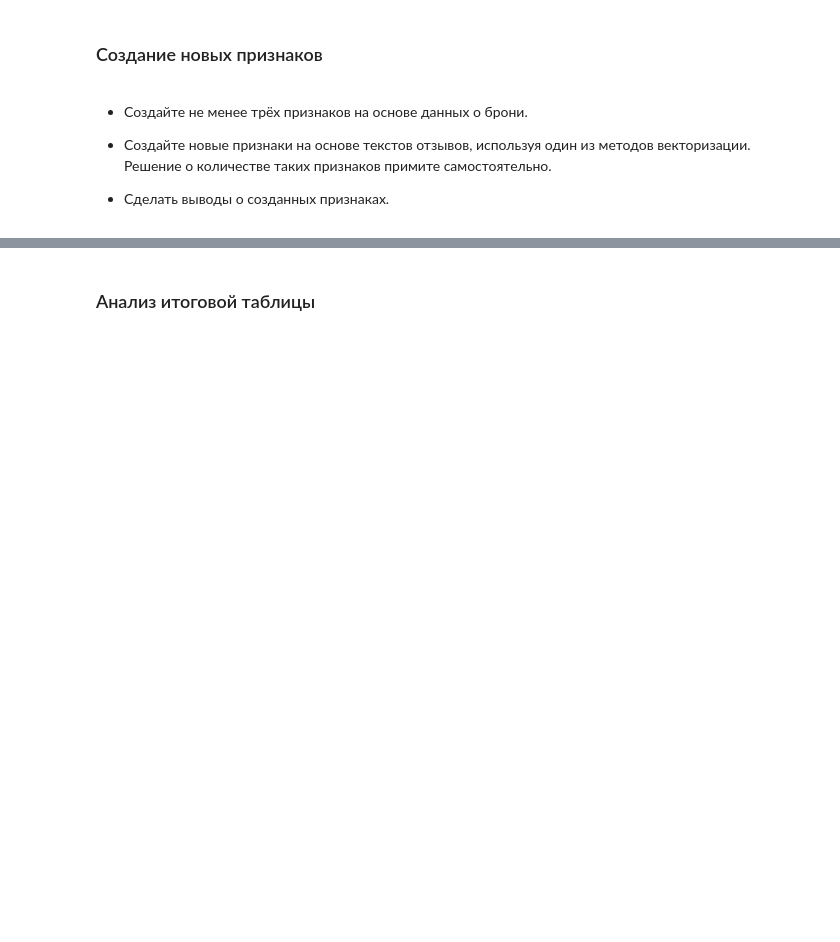
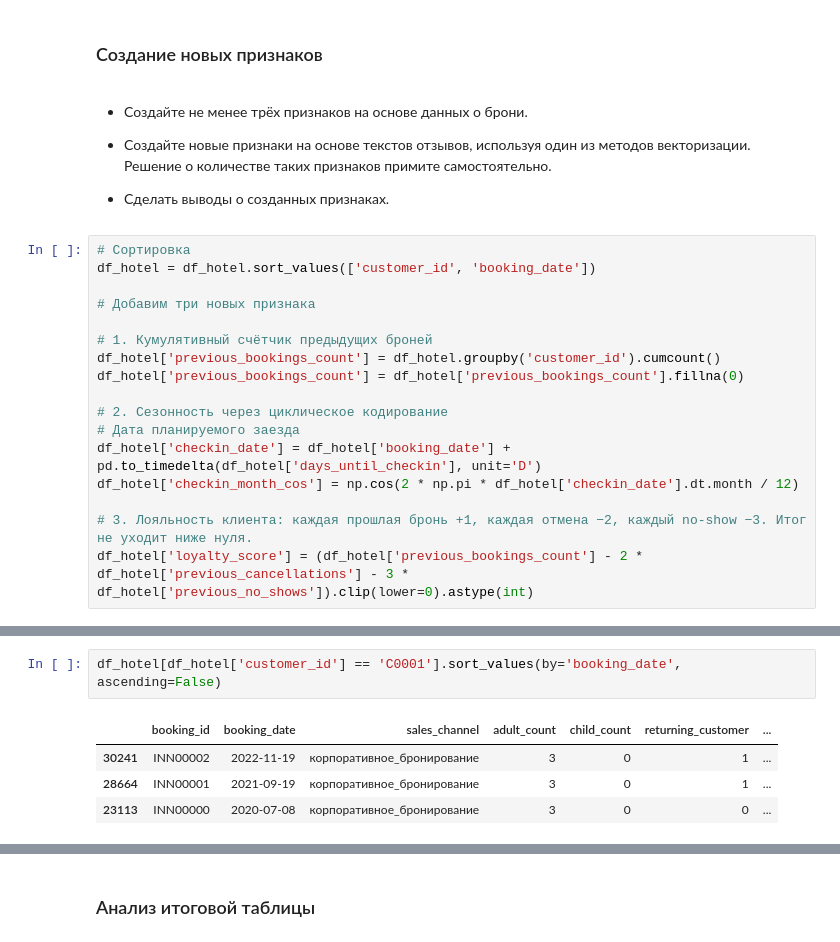
Before and after one commit to TemaQDX/project_module_04_urbanstay, a Jupyter notebook: project_module_04_urbanstay_Artem_Burov.ipynb, the cells around one changed output, grey strips where cells are left out. Cells and saved outputs as stored; diff of their text form; blank space fills up the shorter version.

```diff
--- a/project_module_04_urbanstay_Artem_Burov.ipynb
+++ b/project_module_04_urbanstay_Artem_Burov.ipynb
@@ -1284,3 +1268,20 @@ df_final[df_final['customer_id'] == 'C0001'].sort_values(by='booking_date', asce
 - Создайте новые признаки на основе текстов отзывов, используя один из методов векторизации. Решение о количестве таких признаков примите самостоятельно.
 
 - Сделать выводы о созданных признаках.
+# %%
+# Сортировка
+df_hotel = df_hotel.sort_values(['customer_id', 'booking_date'])
+
+# Добавим три новых признака
+
+# 1. Кумулятивный счётчик предыдущих броней
+df_hotel['previous_bookings_count'] = df_hotel.groupby('customer_id').cumcount()
+df_hotel['previous_bookings_count'] = df_hotel['previous_bookings_count'].fillna(0)
+
+# 2. Сезонность через циклическое кодирование
+# Дата планируемого заезда
+df_hotel['checkin_date'] = df_hotel['booking_date'] + pd.to_timedelta(df_hotel['days_until_checkin'], unit='D')
+df_hotel['checkin_month_cos'] = np.cos(2 * np.pi * df_hotel['checkin_date'].dt.month / 12)
+
+# 3. Лояльность клиента: каждая прошлая бронь +1, каждая отмена −2, каждый no-show −3. Итог не уходит ниже нуля.
+df_hotel['loyalty_score'] = (df_hotel['previous_bookings_count'] - 2 * df_hotel['previous_cancellations'] - 3 * df_hotel['previous_no_shows']).clip(lower=0).astype(int)
@@ -1286,0 +1332,7 @@ df_final[df_final['customer_id'] == 'C0001'].sort_values(by='booking_date', asce
+# %%
+df_hotel[df_hotel['customer_id'] == 'C0001'].sort_values(by='booking_date', ascending=False)
+# %% [output]
+|  | booking_id | booking_date | sales_channel | adult_count | child_count | returning_customer | ... |
+| 30241 | INN00002 | 2022-11-19 | корпоративное_бронирование | 3 | 0 | 1 | ... |
+| 28664 | INN00001 | 2021-09-19 | корпоративное_бронирование | 3 | 0 | 1 | ... |
+| 23113 | INN00000 | 2020-07-08 | корпоративное_бронирование | 3 | 0 | 0 | ... |
```
Also changed, not shown: parts of 7 cells of this notebook.
